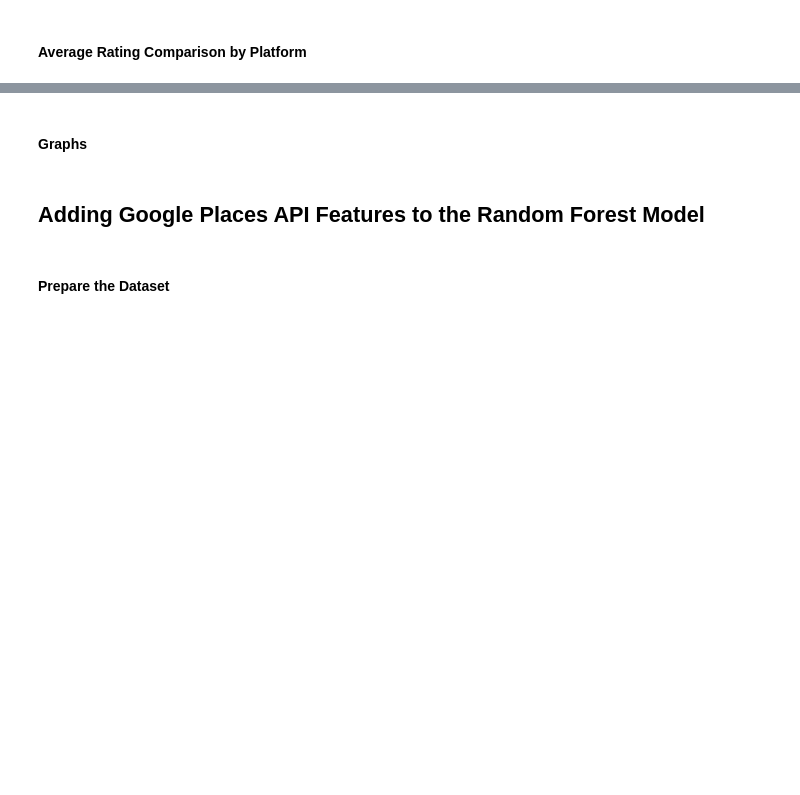
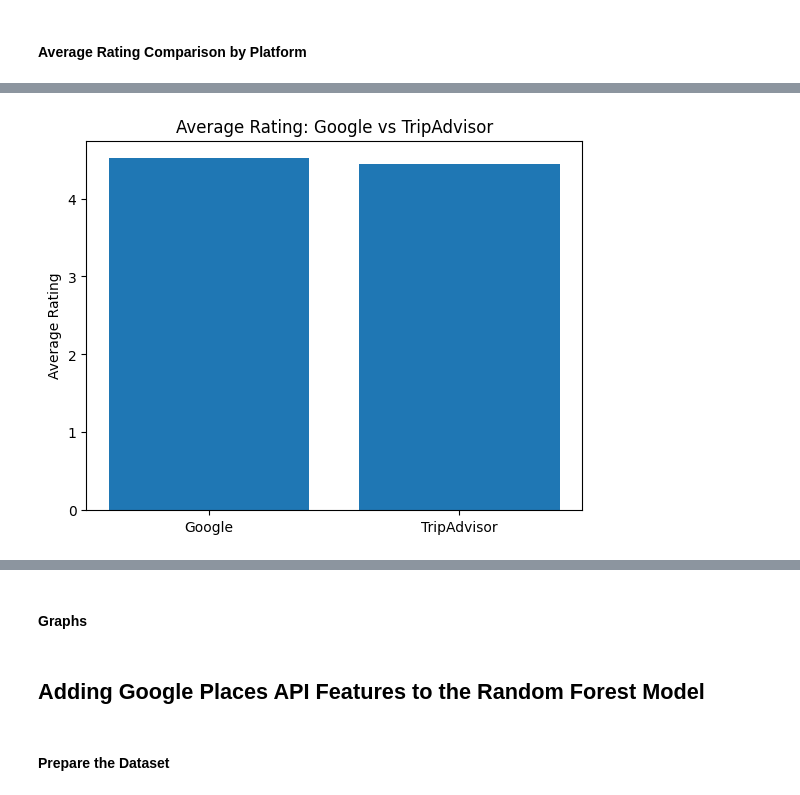
Before and after one commit to CharulMathur4592/tripadvisor_restaurants_analysis, a Jupyter notebook: notebooks/tripadvisor_european_restaurants.ipynb, the cells around one changed output, grey strips where cells are left out. Drawn from its saved outputs; the diff is of its cells as text; code cells hidden in the pictures; blank space fills up the shorter version.

```diff
--- a/notebooks/tripadvisor_european_restaurants.ipynb
+++ b/notebooks/tripadvisor_european_restaurants.ipynb
@@ -2185,6 +2315,21 @@ This suggests:
 
 Implication: Perceived quality in the UK is strong and stable regardless of platform.
 """
+# %%
+plt.figure()
+plt.bar(
+    ["Google", "TripAdvisor"],
+    [
+        ratings_df["google_rating"].mean(),
+        ratings_df["tripadvisor_rating"].mean()
+    ]
+)
+
+plt.title("Average Rating: Google vs TripAdvisor")
+plt.ylabel("Average Rating")
+plt.show()
+# %% [output]
+[figure, added]
 # %%
 plt.figure()
 plt.boxplot(
```
Also changed, not shown: parts of 53 cells of this notebook, 43 other files.
